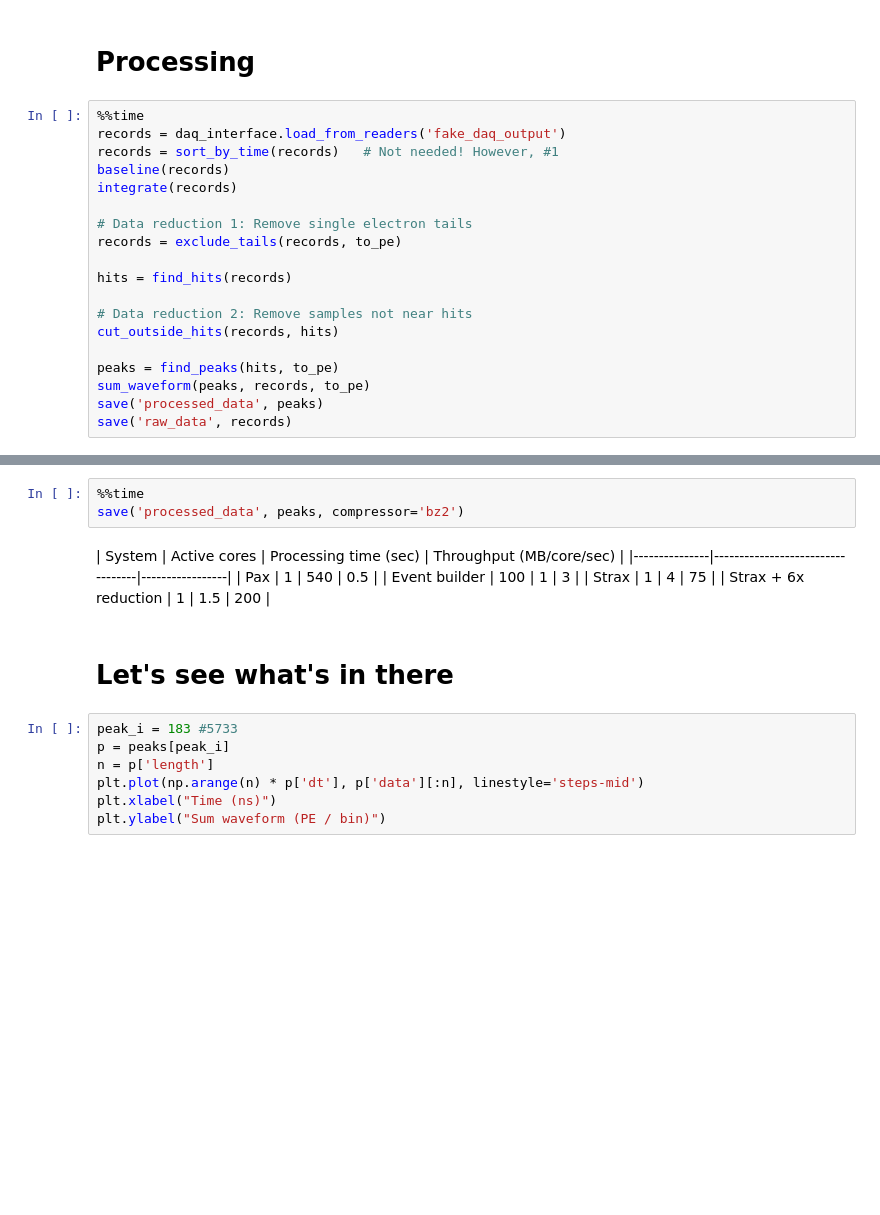
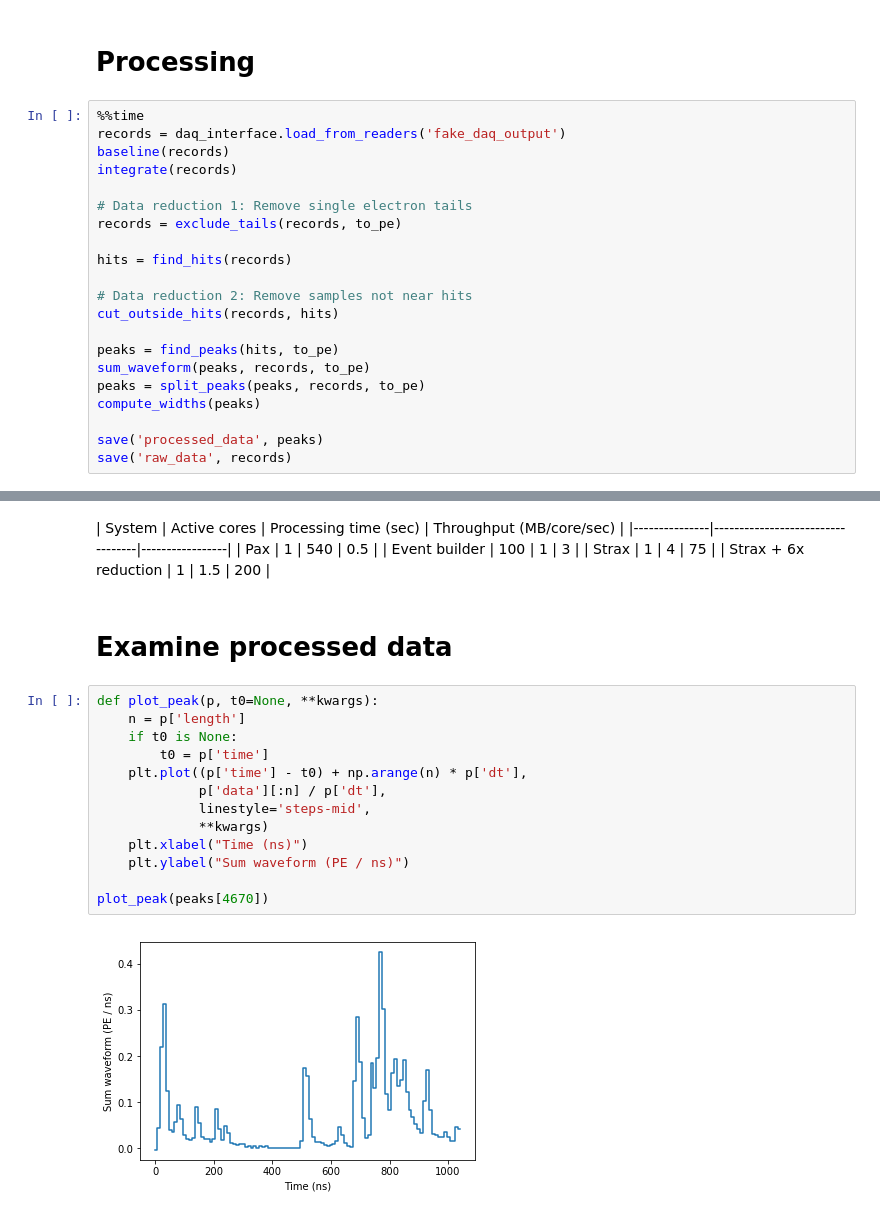
Before and after one commit to AxFoundation/strax, a Jupyter notebook: notebooks/Demonstration.ipynb, the cells around one changed output, grey strips where cells are left out. Cells and saved outputs as stored; diff of their text form; blank space fills up the shorter version.

Commit message:
Clustering and widths in main code, cleanup notebooks

```diff
--- a/notebooks/Demonstration.ipynb
+++ b/notebooks/Demonstration.ipynb
@@ -17,7 +17,6 @@ daq_interface.reader_split(records, 'fake_daq_output')
 # %%
 %%time
 records = daq_interface.load_from_readers('fake_daq_output')
-records = sort_by_time(records)   # Not needed! However, #1
 baseline(records)
 integrate(records)
 
@@ -31,5 +30,8 @@ cut_outside_hits(records, hits)
 
 peaks = find_peaks(hits, to_pe)
 sum_waveform(peaks, records, to_pe)
+peaks = split_peaks(peaks, records, to_pe)
+compute_widths(peaks)
+
 save('processed_data', peaks)
 save('raw_data', records)
@@ -36,6 +40,3 @@ save('raw_data', records)
-# %%
-%%time
-save('processed_data', peaks, compressor='bz2')
 # %% [markdown]
 | System | Active cores | Processing time (sec) | Throughput (MB/core/sec) |
 |---------------|----------------------------------|-----------------|
@@ -43,12 +44,20 @@ save('processed_data', peaks, compressor='bz2')
 | Event builder | 100 | 1 | 3 |
 | Strax         | 1  | 4 | 75 |
 | Strax + 6x reduction   | 1      | 1.5  | 200 |
-# %% [markdown]
-# Let's see what's in there
+# %% [markdown]
+# Examine processed data
 # %%
-peak_i = 183 #5733
-p = peaks[peak_i]
-n = p['length']
-plt.plot(np.arange(n) * p['dt'], p['data'][:n], linestyle='steps-mid')
-plt.xlabel("Time (ns)")
-plt.ylabel("Sum waveform (PE / bin)")
+def plot_peak(p, t0=None, **kwargs):
+    n = p['length']
+    if t0 is None:
+        t0 = p['time']
+    plt.plot((p['time'] - t0) + np.arange(n) * p['dt'],
+             p['data'][:n] / p['dt'],
+             linestyle='steps-mid',
+             **kwargs)
+    plt.xlabel("Time (ns)")
+    plt.ylabel("Sum waveform (PE / ns)")
+
+plot_peak(peaks[4670])
+# %% [output]
+[figure, added]
```
Also changed, not shown: parts of 5 cells of this notebook, 8 other files.
